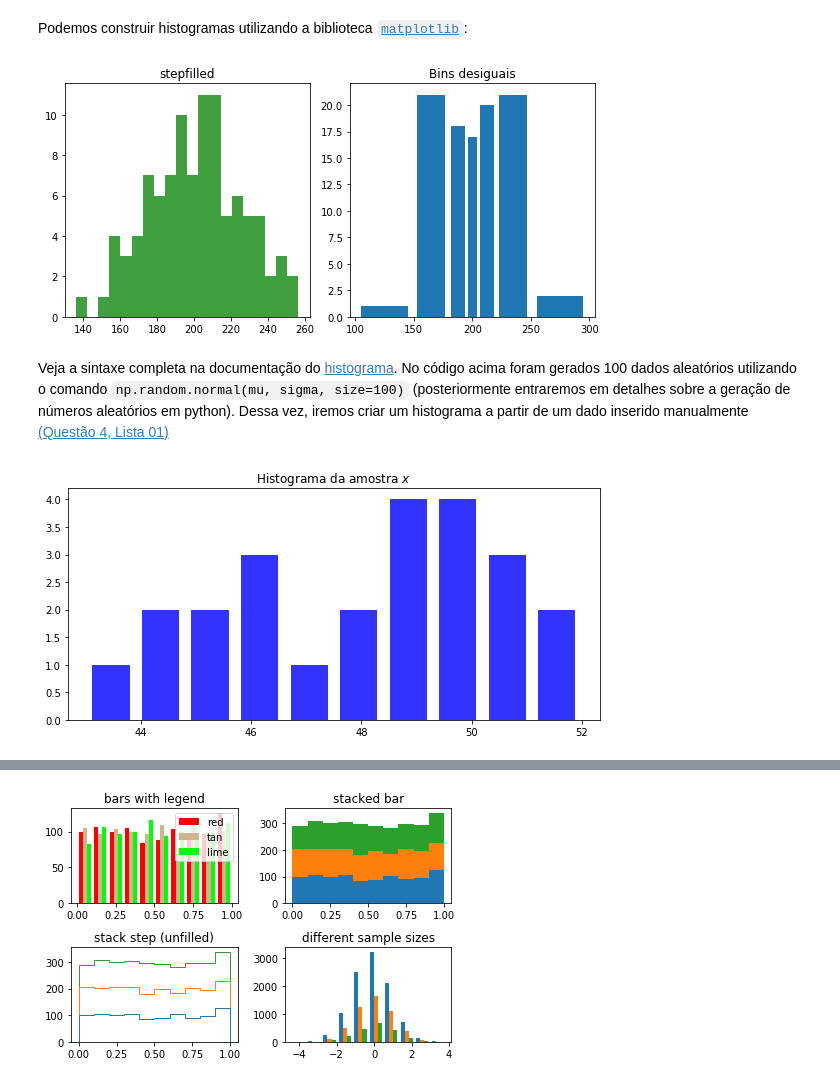
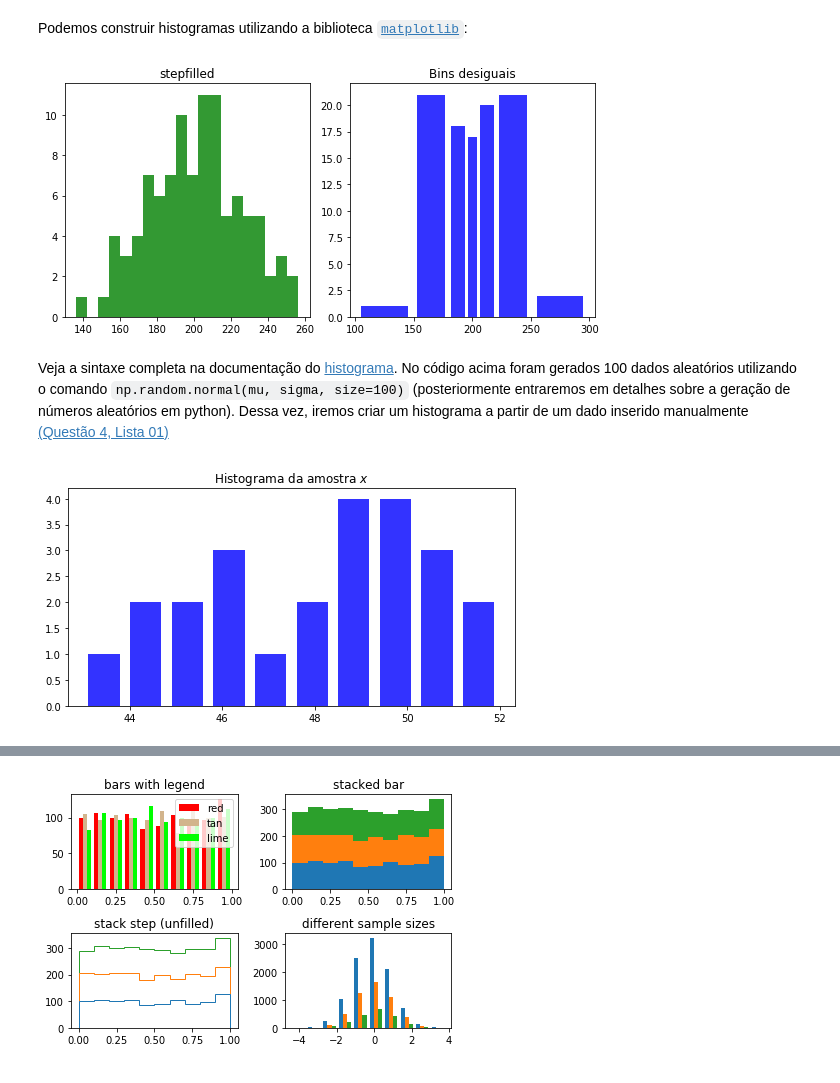
Before and after one commit to marcielbp/Statistics-and-Probability, a Jupyter notebook: python/notebooks/praticas/pr02.ipynb, the cells around one changed output, grey strips where cells are left out. Cells and saved outputs as stored; diff of their text form; code cells hidden in the pictures.

```diff
--- a/python/notebooks/praticas/pr02.ipynb
+++ b/python/notebooks/praticas/pr02.ipynb
@@ -34,29 +34,26 @@ x = np.random.normal(mu, sigma, size=100)
 
 fig, (ax0, ax1) = plt.subplots(ncols=2, figsize=(8, 4))
 
-ax0.hist(x, 20, histtype='stepfilled', facecolor='g', alpha=0.75)
+ax0.hist(x, 20, histtype='stepfilled', facecolor='green', alpha=0.8)
 ax0.set_title('stepfilled')
 # Create a histogram by providing the bin edges (unequally spaced).
 bins = [100, 150, 180, 195, 205, 220, 250, 300]
-ax1.hist(x, bins, histtype='bar', rwidth=0.8)
+ax1.hist(x, bins, histtype='bar', rwidth=0.8, facecolor='blue', alpha=0.8)
 ax1.set_title('Bins desiguais')
 
 fig.tight_layout()
 plt.show()
 # %% [output]
-[figure, old version]
+[figure, new version]
 # %% [markdown]
 Veja a sintaxe completa na documentação do [histograma](https://matplotlib.org/api/_as_gen/matplotlib.pyplot.hist.html#matplotlib.pyplot.hist). No código acima foram gerados 100 dados aleatórios utilizando o comando `np.random.normal(mu, sigma, size=100)` (posteriormente entraremos em detalhes sobre a geração de números aleatórios em python). Dessa vez, iremos criar um histograma a partir de um dado inserido manualmente [(Questão 4, Lista 01)](https://marcielbp.github.io/Statistics-and-Probability/listas/lista-01-est-descritiva/)
 # %%
 x = [43, 45, 49, 47, 52, 45, 51, 46, 44, 48, 51, 50, 52, 44, 48, 50, 49, 50, 46, 46, 49, 49, 51, 50]
 
-fig, ax0 = plt.subplots(ncols=1, figsize=(8, 4))
+fig, ax = plt.subplots(ncols=1, figsize=(8, 4))
 numBins = 10
-ax0.hist(x, numBins, histtype='bar', rwidth=.75, facecolor='b', alpha=0.8)
-ax0.set_title('Histograma da amostra $x$')
-# Create a histogram by providing the bin edges (unequally spaced).
-
-fig.tight_layout()
+ax.hist(x, numBins, histtype='bar', rwidth=.75, facecolor='blue', alpha=0.8)
+ax.set_title('Histograma da amostra $x$')
 plt.show()
 # %% [output]
-[figure, old version]
+[figure, new version]
```
Also changed, not shown: parts of 6 cells of this notebook, 2 other files.
